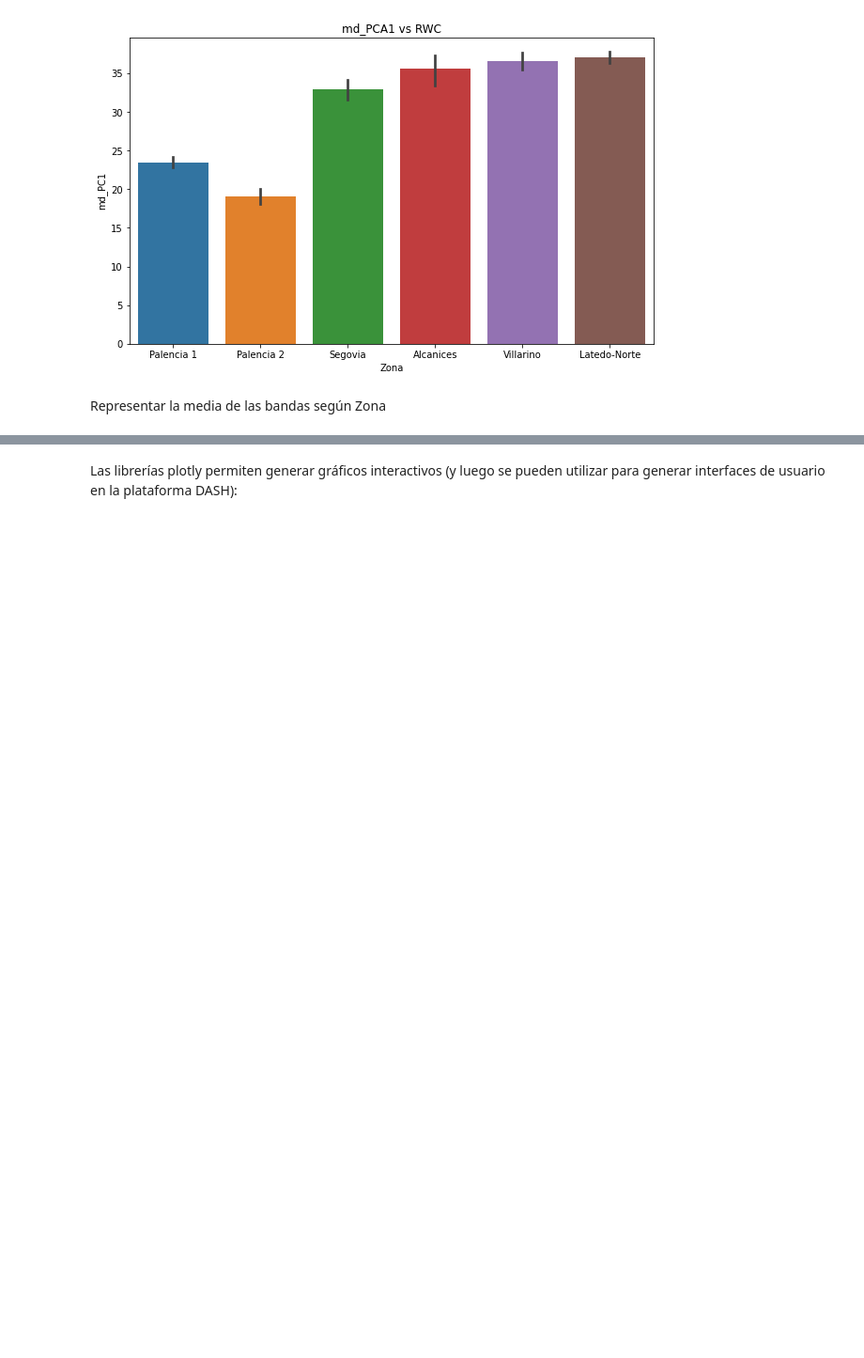
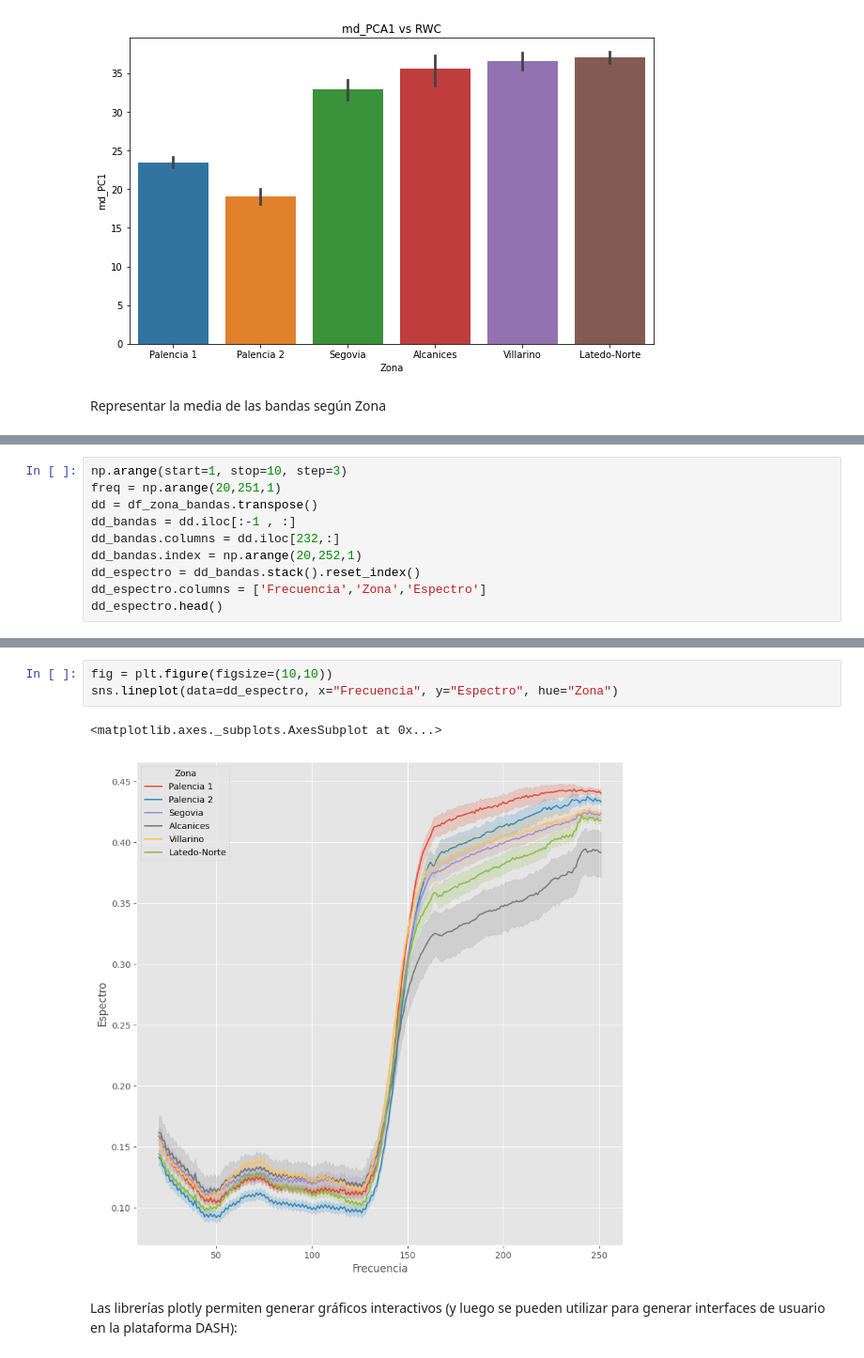
Before and after one commit to raulbenitez/ZUMAIN_course, a Jupyter notebook: analisis_datos_multivariados.ipynb, the cells around one changed output, grey strips where cells are left out. Shown at 94% size. Saved outputs shown, nothing was run; the diff lists cells and outputs as text; blank space fills up the shorter version.

```diff
--- a/analisis_datos_multivariados.ipynb
+++ b/analisis_datos_multivariados.ipynb
@@ -246,0 +211,10 @@ array([4,
+# %%
+np.arange(start=1, stop=10, step=3)
+freq = np.arange(20,251,1)
+dd = df_zona_bandas.transpose()
+dd_bandas = dd.iloc[:-1 , :]
+dd_bandas.columns = dd.iloc[232,:]
+dd_bandas.index = np.arange(20,252,1)
+dd_espectro = dd_bandas.stack().reset_index()
+dd_espectro.columns = ['Frecuencia','Zona','Espectro']
+dd_espectro.head()
@@ -247,3 +228,9 @@ array([4,
+# %%
+fig = plt.figure(figsize=(10,10))
+sns.lineplot(data=dd_espectro, x="Frecuencia", y="Espectro", hue="Zona")
+# %% [output]
+<matplotlib.axes._subplots.AxesSubplot at 0x...>
+[figure, added]
 # %% [markdown]
 Las librerías plotly permiten generar gráficos interactivos (y luego se pueden utilizar para generar interfaces de usuario en la plataforma DASH):
 # %%
```
Also changed, not shown: parts of 11 cells of this notebook.
